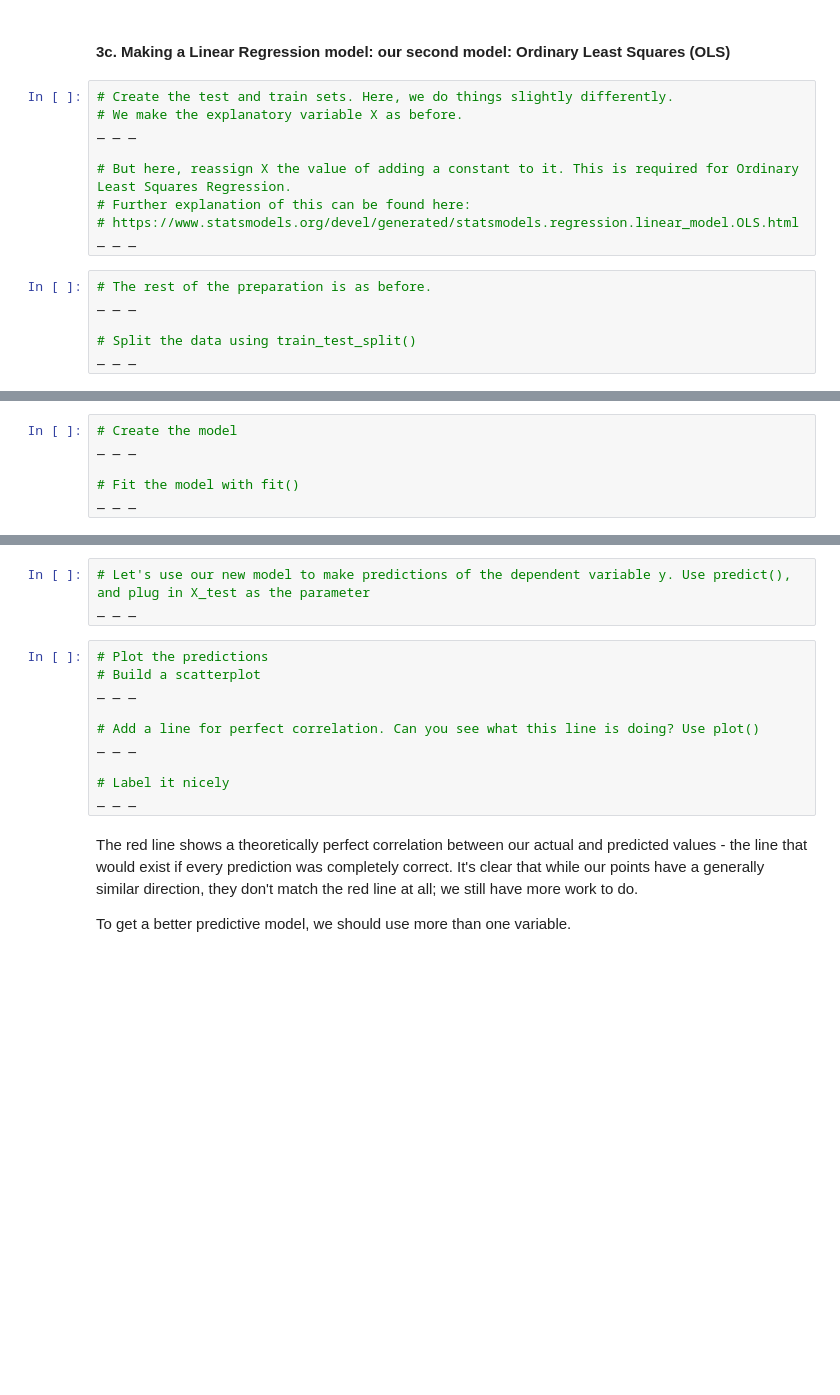
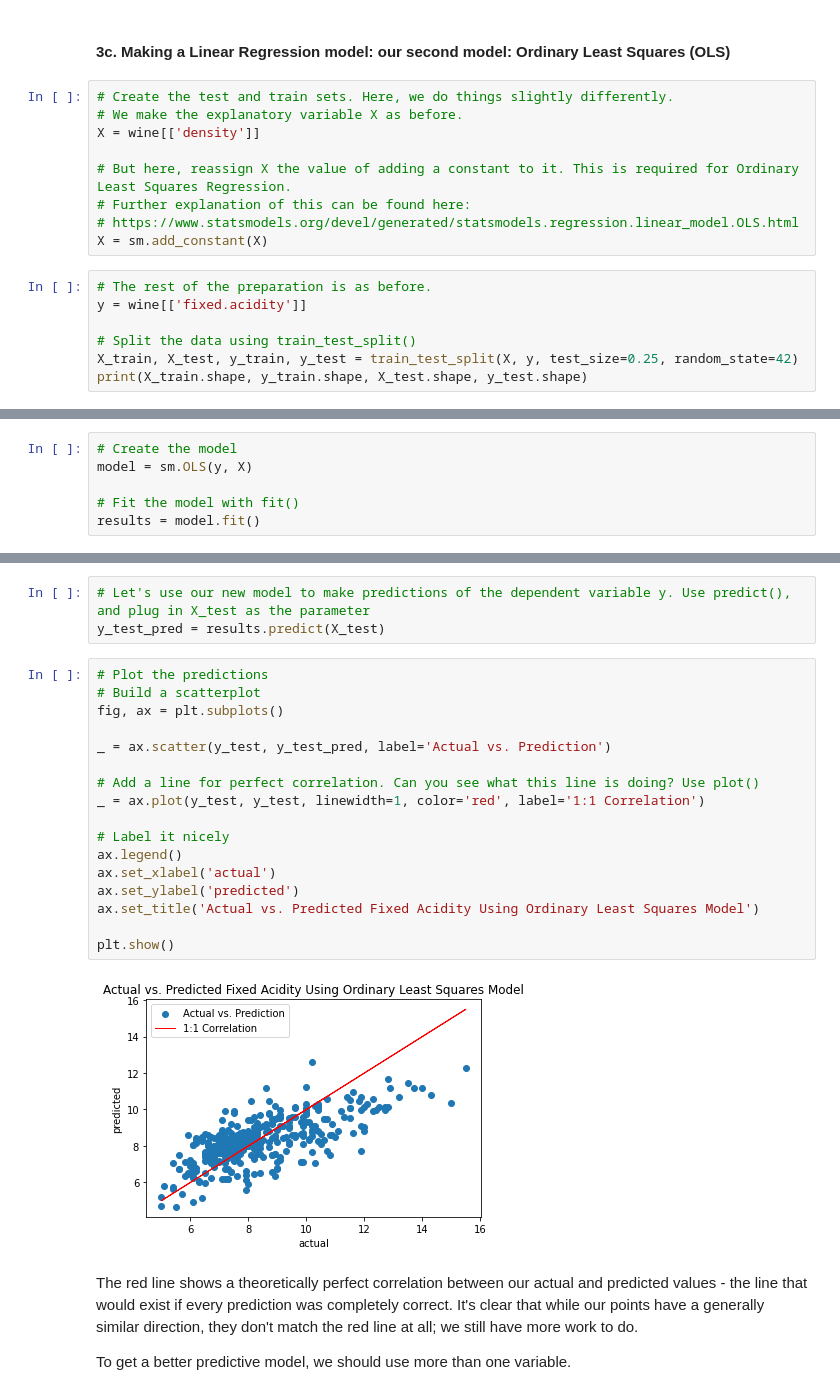
Before and after one commit to BrettlyCD/linear-regression, a Jupyter notebook: Springboard Regression Case Study - the Red Wine Dataset - Tier 3.ipynb, the cells around one changed output, grey strips where cells are left out. Drawn from its saved outputs; the diff is of its cells as text; blank space fills up the shorter version.

Commit message:
Perform and evaluate Ordinary Least Squares model.

```diff
--- a/Springboard Regression Case Study - the Red Wine Dataset - Tier 3.ipynb
+++ b/Springboard Regression Case Study - the Red Wine Dataset - Tier 3.ipynb
@@ -338,15 +338,16 @@ Let's build a similar model using a different package, to see if we get a better
 # %%
 # Create the test and train sets. Here, we do things slightly differently.
 # We make the explanatory variable X as before.
-_ _ _
+X = wine[['density']]
 
 # But here, reassign X the value of adding a constant to it. This is required for Ordinary Least Squares Regression.
 # Further explanation of this can be found here:
 # https://www.statsmodels.org/devel/generated/statsmodels.regression.linear_model.OLS.html
-_ _ _
+X = sm.add_constant(X)
 # %%
 # The rest of the preparation is as before.
-_ _ _
+y = wine[['fixed.acidity']]
 
 # Split the data using train_test_split()
-_ _ _
+X_train, X_test, y_train, y_test = train_test_split(X, y, test_size=0.25, random_state=42)
+print(X_train.shape, y_train.shape, X_test.shape, y_test.shape)
@@ -353,8 +356,8 @@ _ _ _
 # %%
 # Create the model
-_ _ _
+model = sm.OLS(y, X)
 
 # Fit the model with fit()
-_ _ _
+results = model.fit()
 # %%
 # Evaluate the model with .summary()
@@ -367,17 +392,26 @@ There are lots of values here, whose meanings you can explore at your leisure, b
 Here's a useful link you can check out if you have the time: https://www.theanalysisfactor.com/assessing-the-fit-of-regression-models/
 # %%
 # Let's use our new model to make predictions of the dependent variable y. Use predict(), and plug in X_test as the parameter
-_ _ _
+y_test_pred = results.predict(X_test)
 # %%
 # Plot the predictions
 # Build a scatterplot
-_ _ _
+fig, ax = plt.subplots()
+
+_ = ax.scatter(y_test, y_test_pred, label='Actual vs. Prediction')
 
 # Add a line for perfect correlation. Can you see what this line is doing? Use plot()
-_ _ _
+_ = ax.plot(y_test, y_test, linewidth=1, color='red', label='1:1 Correlation')
 
 # Label it nicely
-_ _ _
+ax.legend()
+ax.set_xlabel('actual')
+ax.set_ylabel('predicted')
+ax.set_title('Actual vs. Predicted Fixed Acidity Using Ordinary Least Squares Model')
+
+plt.show()
+# %% [output]
+[figure, added]
 # %% [markdown]
 The red line shows a theoretically perfect correlation between our actual and predicted values - the line that would exist if every prediction was completely correct. It's clear that while our points have a generally similar direction, they don't match the red line at all; we still have more work to do.
 
```
Also changed, not shown: parts of 3 cells of this notebook.
